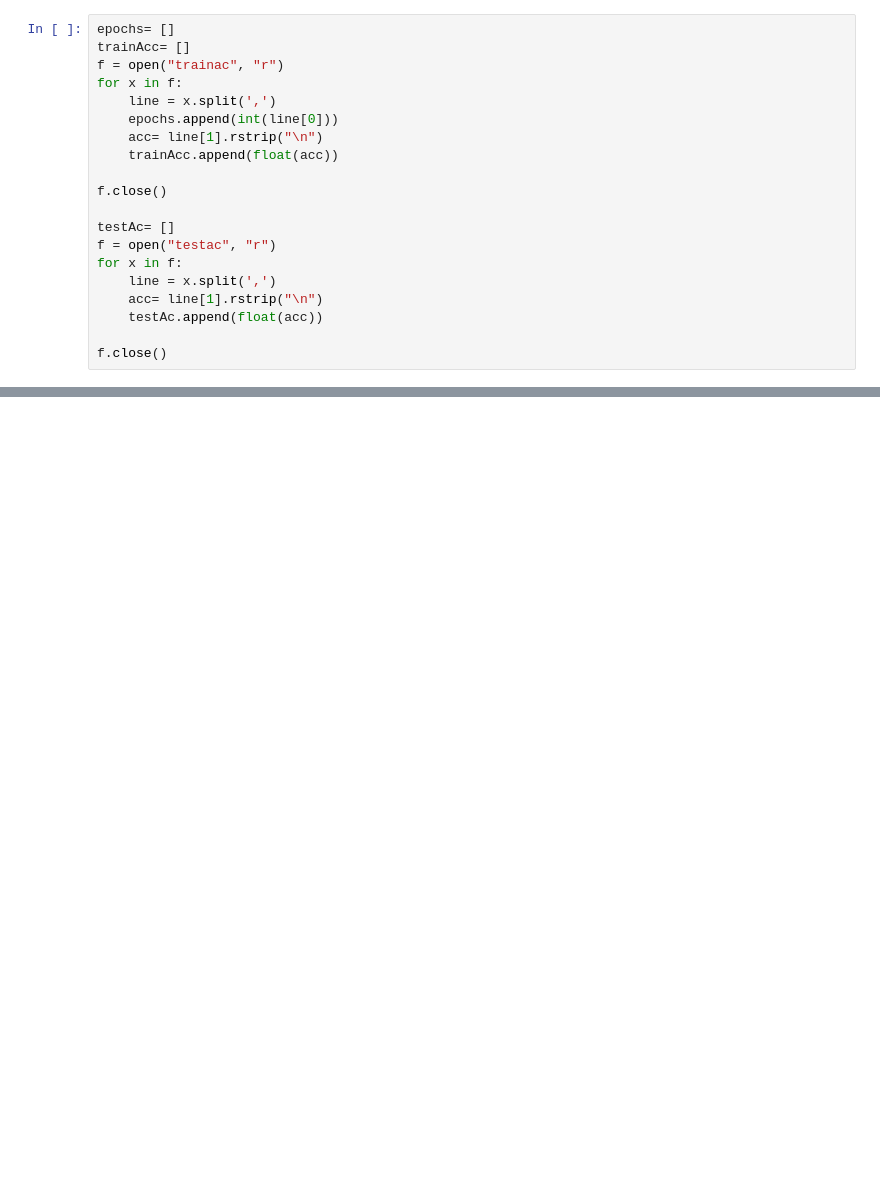
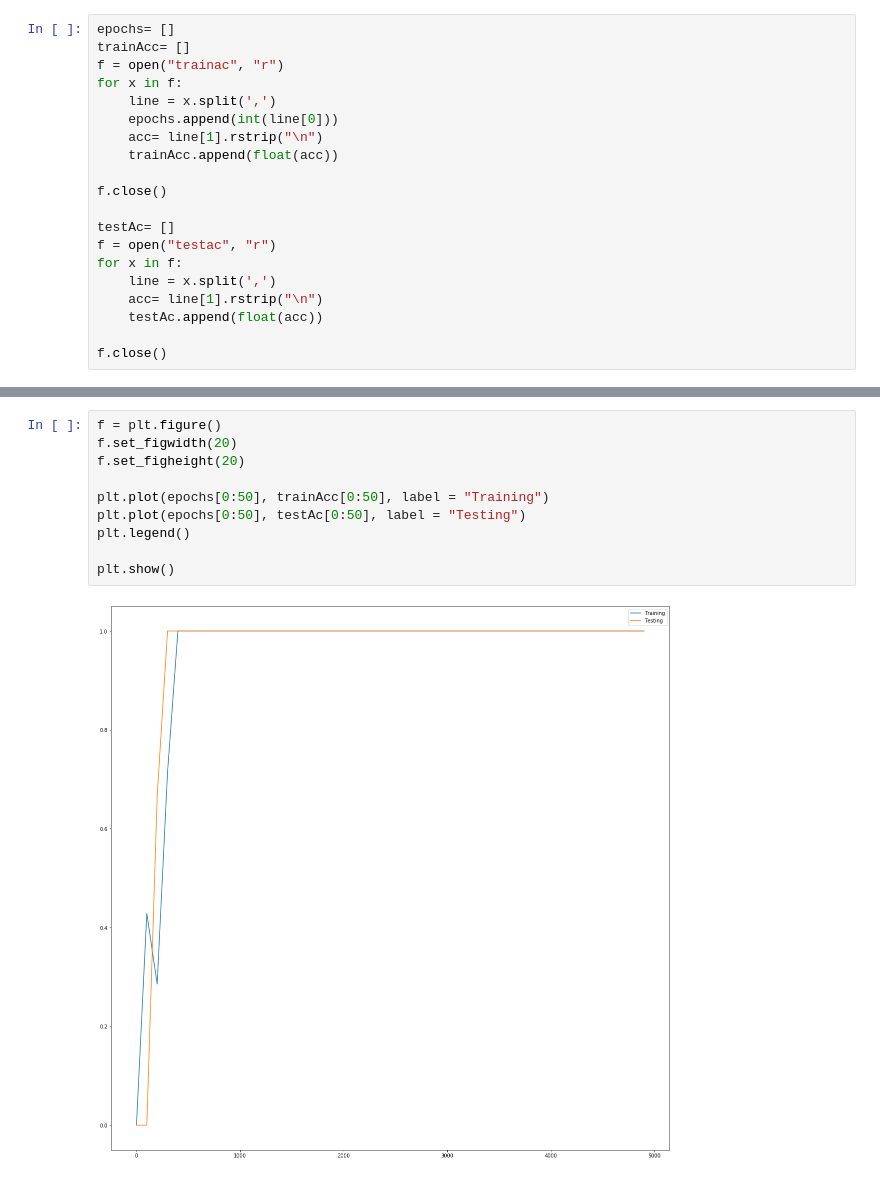
Before and after one commit to LucasCatolino/TP_SIA, a Jupyter notebook: TP3/Visualizer.ipynb, the cells around one changed output, grey strips where cells are left out. Cells and saved outputs as stored; diff of their text form; blank space fills up the shorter version.

```diff
--- a/TP3/Visualizer.ipynb
+++ b/TP3/Visualizer.ipynb
@@ -78,0 +79,12 @@ plt.show()
+# %%
+f = plt.figure()
+f.set_figwidth(20)
+f.set_figheight(20)
+
+plt.plot(epochs[0:50], trainAcc[0:50], label = "Training")
+plt.plot(epochs[0:50], testAc[0:50], label = "Testing")
+plt.legend()
+
+plt.show()
+# %% [output]
+[figure, added]
```
Also changed, not shown: parts of 3 cells of this notebook, 12 other files.
